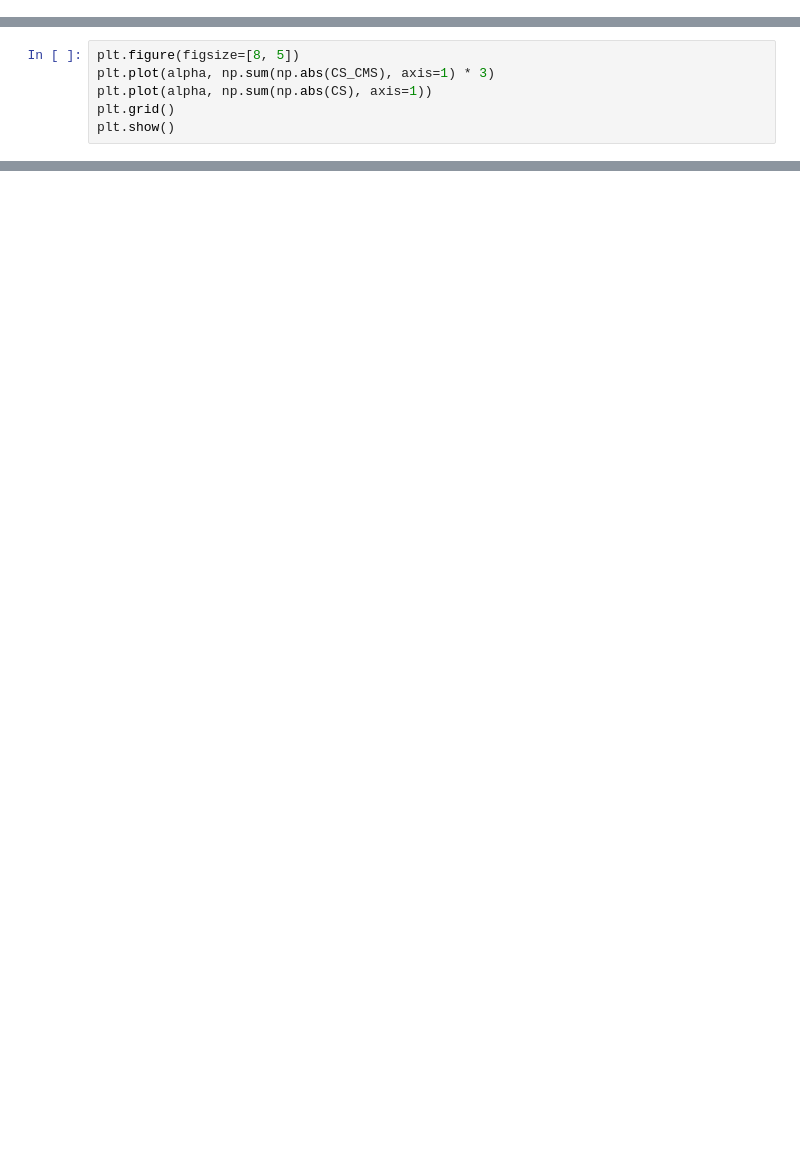
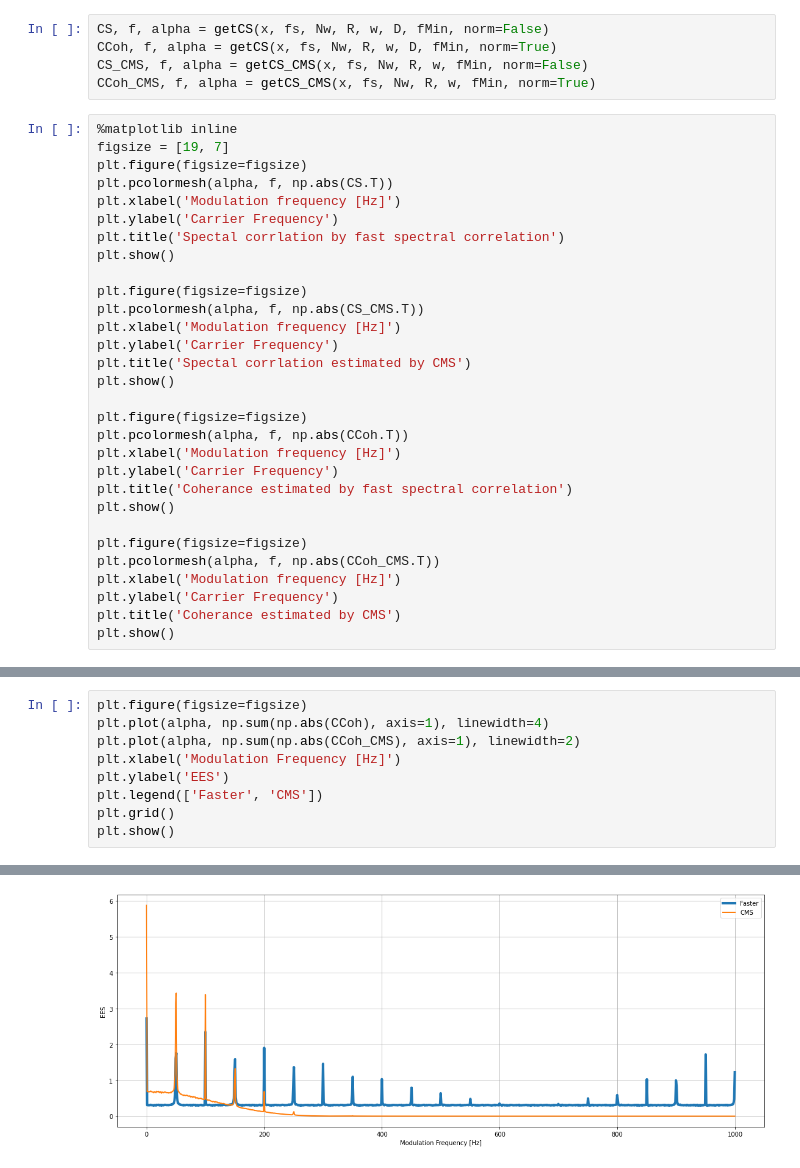
Before and after one commit to gideonKogan/myGit, a Jupyter notebook: myTransformers/CS_proper.ipynb, the cells around one changed output, grey strips where cells are left out. Saved outputs shown, nothing was run; the diff lists cells and outputs as text; blank space fills up the shorter version.

```diff
--- a/myTransformers/CS_proper.ipynb
+++ b/myTransformers/CS_proper.ipynb
@@ -110,0 +184,35 @@ plt.show()
+# %%
+CS, f, alpha = getCS(x, fs, Nw, R, w, D, fMin, norm=False)
+CCoh, f, alpha = getCS(x, fs, Nw, R, w, D, fMin, norm=True)
+CS_CMS, f, alpha = getCS_CMS(x, fs, Nw, R, w, fMin, norm=False)
+CCoh_CMS, f, alpha = getCS_CMS(x, fs, Nw, R, w, fMin, norm=True)
+# %%
+%matplotlib inline
+figsize = [19, 7]
+plt.figure(figsize=figsize)
+plt.pcolormesh(alpha, f, np.abs(CS.T))
+plt.xlabel('Modulation frequency [Hz]')
+plt.ylabel('Carrier Frequency')
+plt.title('Spectal corrlation by fast spectral correlation')
+plt.show()
+
+plt.figure(figsize=figsize)
+plt.pcolormesh(alpha, f, np.abs(CS_CMS.T))
+plt.xlabel('Modulation frequency [Hz]')
+plt.ylabel('Carrier Frequency')
+plt.title('Spectal corrlation estimated by CMS')
+plt.show()
+
+plt.figure(figsize=figsize)
+plt.pcolormesh(alpha, f, np.abs(CCoh.T))
+plt.xlabel('Modulation frequency [Hz]')
+plt.ylabel('Carrier Frequency')
+plt.title('Coherance estimated by fast spectral correlation')
+plt.show()
+
+plt.figure(figsize=figsize)
+plt.pcolormesh(alpha, f, np.abs(CCoh_CMS.T))
+plt.xlabel('Modulation frequency [Hz]')
+plt.ylabel('Carrier Frequency')
+plt.title('Coherance estimated by CMS')
+plt.show()
@@ -111,7 +224,10 @@ plt.show()
 # %%
-plt.figure(figsize=[8, 5])
-plt.plot(alpha, np.sum(np.abs(CS_CMS), axis=1) * 3)
-plt.plot(alpha, np.sum(np.abs(CS), axis=1))
+plt.figure(figsize=figsize)
+plt.plot(alpha, np.sum(np.abs(CCoh), axis=1), linewidth=4)
+plt.plot(alpha, np.sum(np.abs(CCoh_CMS), axis=1), linewidth=2)
+plt.xlabel('Modulation Frequency [Hz]')
+plt.ylabel('EES')
+plt.legend(['Faster', 'CMS'])
 plt.grid()
 plt.show()
 # %% [output]
@@ -119,0 +234 @@ plt.show()
+[figure, added]
```
Also changed, not shown: parts of 16 cells of this notebook, 3 other files.
